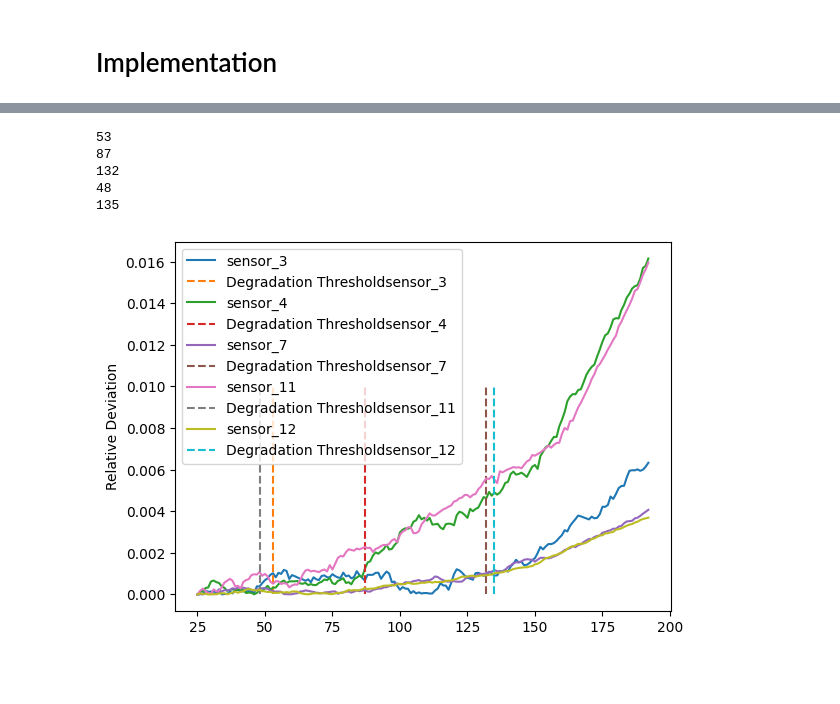
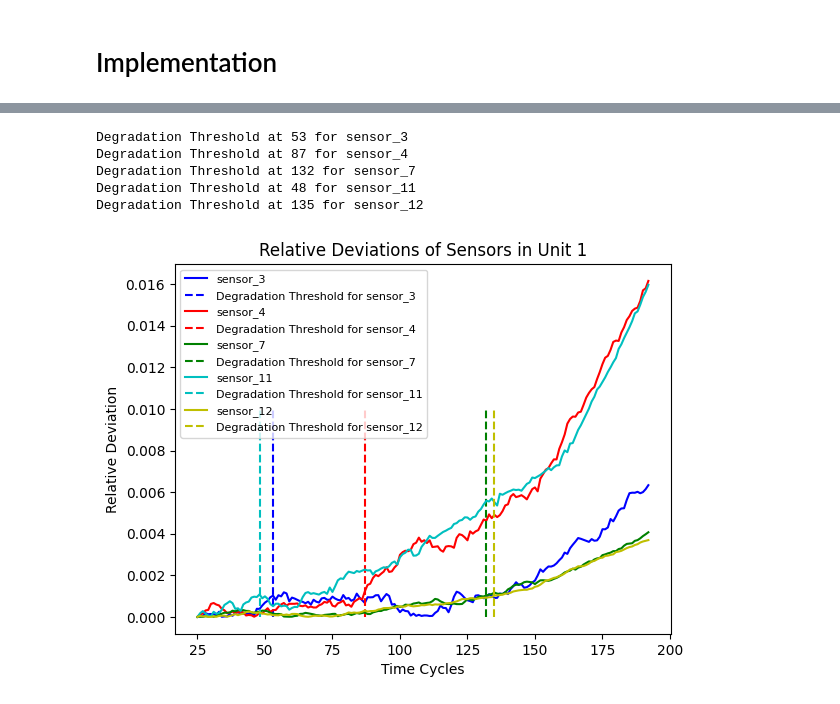
Before and after one commit to johannes2moll/PM_Group5, a Jupyter notebook: Week2.ipynb, the cells around one changed output, grey strips where cells are left out. Drawn from its saved outputs; the diff is of its cells as text; code cells hidden in the pictures; blank space fills up the shorter version.

```diff
--- a/Week2.ipynb
+++ b/Week2.ipynb
@@ -31,7 +31,7 @@ import numpy as np
 # %%
 ## import FD001 & remove empty columns
 
-df_train_FD001 = pd.read_csv("../CMAPSSdata/train_FD001.txt", sep=" ", header = None)
+df_train_FD001 = pd.read_csv("train_FD001.txt", sep=" ", header = None)
 df_train_FD001=df_train_FD001.drop([26,27], axis=1)
 df_train_FD001.name = "train_FD001"
 # define header
@@ -40,6 +40,7 @@ header_txt = ["unit_number","time_cycle", "setting_1", "setting_2", "setting_3",
               "sensor_10", "sensor_11", "sensor_12", "sensor_13", "sensor_14", "sensor_15", "sensor_16", "sensor_17",
               "sensor_18", "sensor_19", "sensor_20", "sensor_21"]
 df_train_FD001.columns = header_txt # add header to datafile
+df_train_FD001['Degradation Classification'] = 0
 
 df_train_FD001.head()
 # %% [output]
@@ -73,11 +149,16 @@ plt.plot(X_1['time_cycle'], X_1['sensor_3'])#, 'Sensor 3', 'Time Cycle', 'Sensor
 # %%
+i=0
 for s in remaining_names:
+    i = i+1
     X_m = X_1[X_1['time_cycle'] <= 25]
     mean = X_m[s].mean()
     running_mean = X_1[s].rolling(window=25).mean()
-
-plt.plot(X_1['time_cycle'], [mean]*len(X_1['time_cycle']), 'r--', label='Mean')
-plt.plot(X_1['time_cycle'], running_mean, 'r-', label='Running Mean')
-plt.plot(X_1['time_cycle'], X_1[s])
-plt.legend()
+    plt.figure(i)
+    plt.plot(X_1['time_cycle'], [mean]*len(X_1['time_cycle']), 'r--', label='Mean')
+    plt.plot(X_1['time_cycle'], running_mean, 'r-', label='Running Mean')
+    plt.plot(X_1['time_cycle'], X_1[s])
+    plt.legend()
+    plt.xlabel('Time Cycles')
+    plt.ylabel('Measurement Values')
+    plt.title('Unit 1: '+ s)
 # %% [output]
@@ -86,21 +170,28 @@ plt.legend()
 # %%
+colors_dashed = ['b--', 'r--', 'g--', 'c--', 'y--' ]
+colors_full = ['b', 'r', 'g', 'c', 'y' ]
+color = 0
+font_size = 8
 for s in remaining_names:
     X_m = X_1[X_1['time_cycle'] <= 25]
     mean = X_m[s].mean()
     running_mean = X_1[s].rolling(window=25).mean()
     # Filter healthy states
-    plt.plot(X_1['time_cycle'], abs(running_mean-mean)/mean, label=s)
+    plt.plot(X_1['time_cycle'], abs(running_mean-mean)/mean, colors_full[color], label=s)
+    plt.xlabel('Time Cycles')
     plt.ylabel('Relative Deviation')
+    plt.title('Relative Deviations of Sensors in Unit 1')
     timepoint_degraded = (abs(running_mean-mean)/mean > 0.001)
     timepoint_degraded = min(X_1[timepoint_degraded]['time_cycle'])
-    print(timepoint_degraded)
-    plt.plot([timepoint_degraded]*2, [0, 0.01], '--', label='Degradation Threshold'+s)
-    plt.legend()
+    print('Degradation Threshold at %.f for ' %timepoint_degraded + s)
+    plt.plot([timepoint_degraded]*2, [0, 0.01], colors_dashed[color], label='Degradation Threshold for '+s)
+    plt.legend(fontsize = font_size)
+    color += 1
 # %% [output]
-53
-87
-132
-48
-135
+Degradation Threshold at 53 for sensor_3
+Degradation Threshold at 87 for sensor_4
+Degradation Threshold at 132 for sensor_7
+Degradation Threshold at 48 for sensor_11
+Degradation Threshold at 135 for sensor_12
-[figure, old version]
+[figure, new version]
 # %%
```
Also changed, not shown: parts of 6 cells of this notebook, 1 other file.
